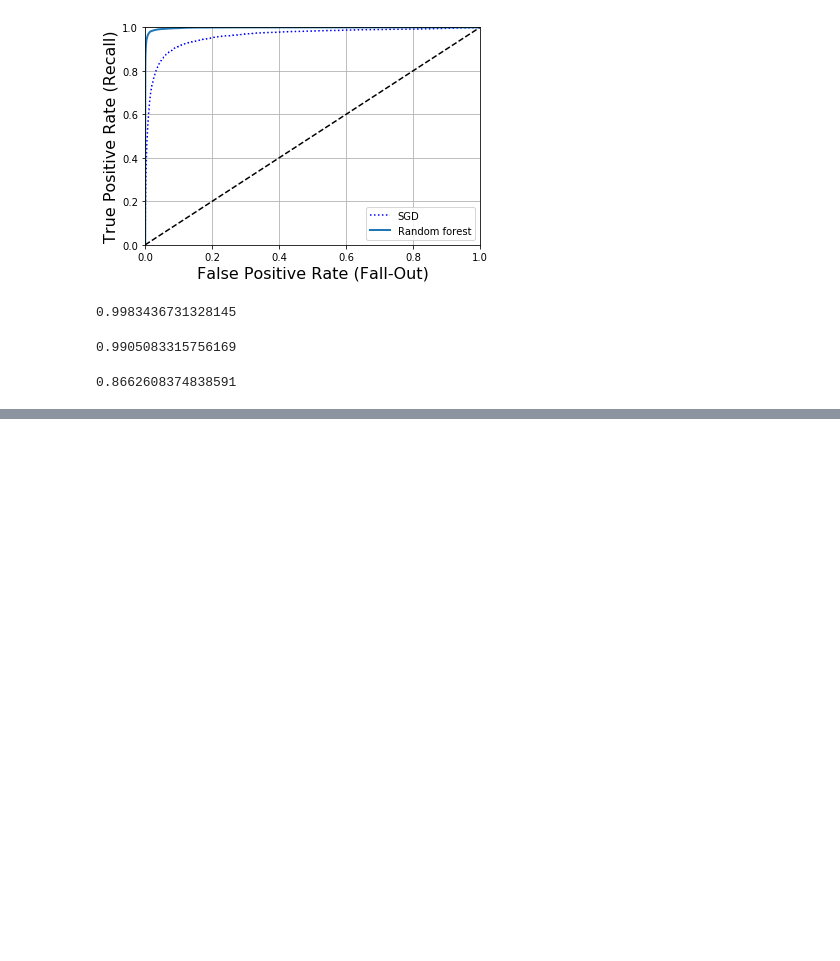
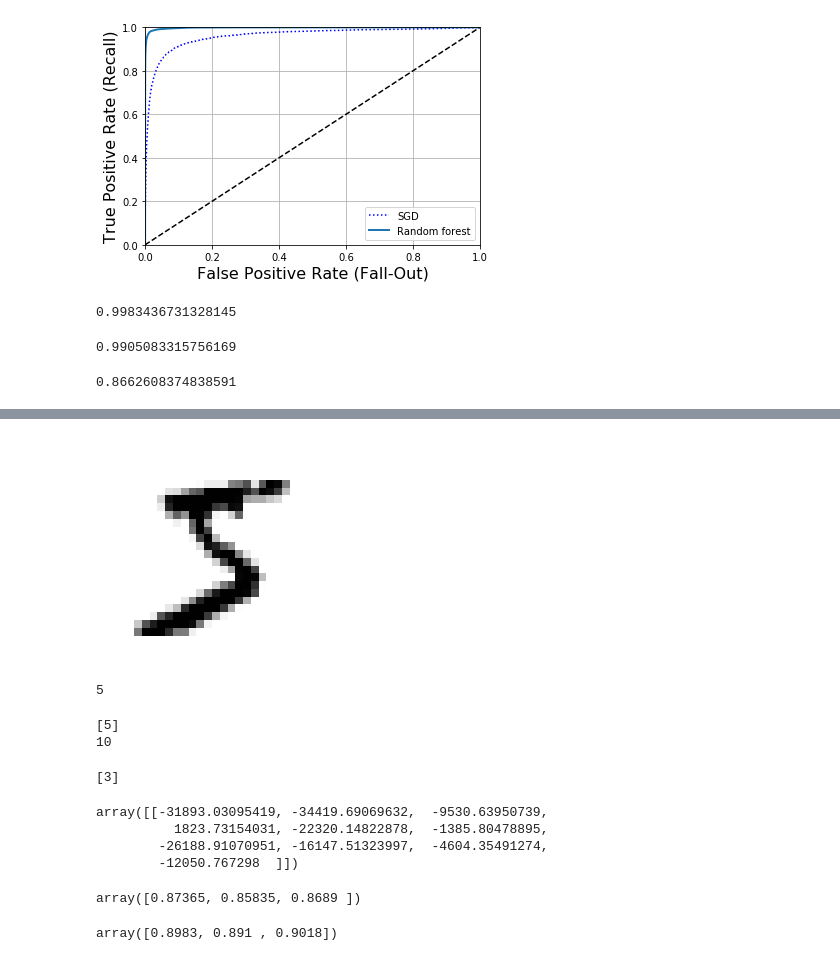
Before and after one commit to MichalGasiorowski/ml-playground, a Jupyter notebook: notebook/homl/Ch3-Classification.ipynb, the cells around one changed output, grey strips where cells are left out. Saved outputs shown, nothing was run; the diff lists cells and outputs as text; code cells hidden in the pictures; blank space fills up the shorter version.

```diff
--- a/notebook/homl/Ch3-Classification.ipynb
+++ b/notebook/homl/Ch3-Classification.ipynb
@@ -19,10 +23,8 @@ X.shape, y.shape
 import matplotlib as mpl
 import matplotlib.pyplot as plt
 
-def plot_digit(index):
-    some_digit = X[index]
-    some_digit_image = some_digit.reshape(28, 28)
-
-    plt.imshow(some_digit_image, cmap="binary")
+def plot_digit(data):
+    image = data.reshape(28, 28)
+    plt.imshow(image, cmap="binary", interpolation="nearest")
     plt.axis("off")
     plt.show()
@@ -363,0 +428,41 @@ recall_score(y_train_5, y_train_pred_forest)
+# %%
+# highest score for is for class corresposnding to 5
+plot_digit(some_digit)
+np.argmax(some_digit_scores)
+# %% [output]
+[figure, added]
+5
+# %%
+# Force scikit-learn to use OneVsOneClassifier or OneVsRestClassifier
+
+from sklearn.multiclass import OneVsRestClassifier
+ovr_clf = OneVsRestClassifier(SVC())
+ovr_clf.fit(X_train, y_train)
+print(ovr_clf.predict([X[0]]))
+print(len(ovr_clf.estimators_))
+# %% [output]
+[5]
+10
+# %%
+sgd_clf.fit(X_train, y_train)
+print(sgd_clf.predict([X[0]]))
+# sgd classifier can directly classify instances into multiple classes
+sdecision_functionf.decision_function([X[0]])
+# %% [output]
+[3]
+array([[-31893.03095419, -34419.69069632,  -9530.63950739,
+          1823.73154031, -22320.14822878,  -1385.80478895,
+        -26188.91070951, -16147.51323997,  -4604.35491274,
+        -12050.767298  ]])
+# %%
+cross_val_score(sgd_clf, X_train, y_train, cv=3, scoring="accuracy")
+# %% [output]
+array([0.87365, 0.85835, 0.8689 ])
+# %%
+# Stasklearnization
+from sklearn.preprocessing import StandardScaler
+scaler = StandardScaler()
+X_train_scaled = scaler.fit_transform(X_train.astype(np.float64))
+cross_val_score(sgd_clf, X_train_scaled, y_train, cv=3, scoring="accuracy")
+# %% [output]
+array([0.8983, 0.891 , 0.9018])
```
Also changed, not shown: parts of 18 cells of this notebook.
